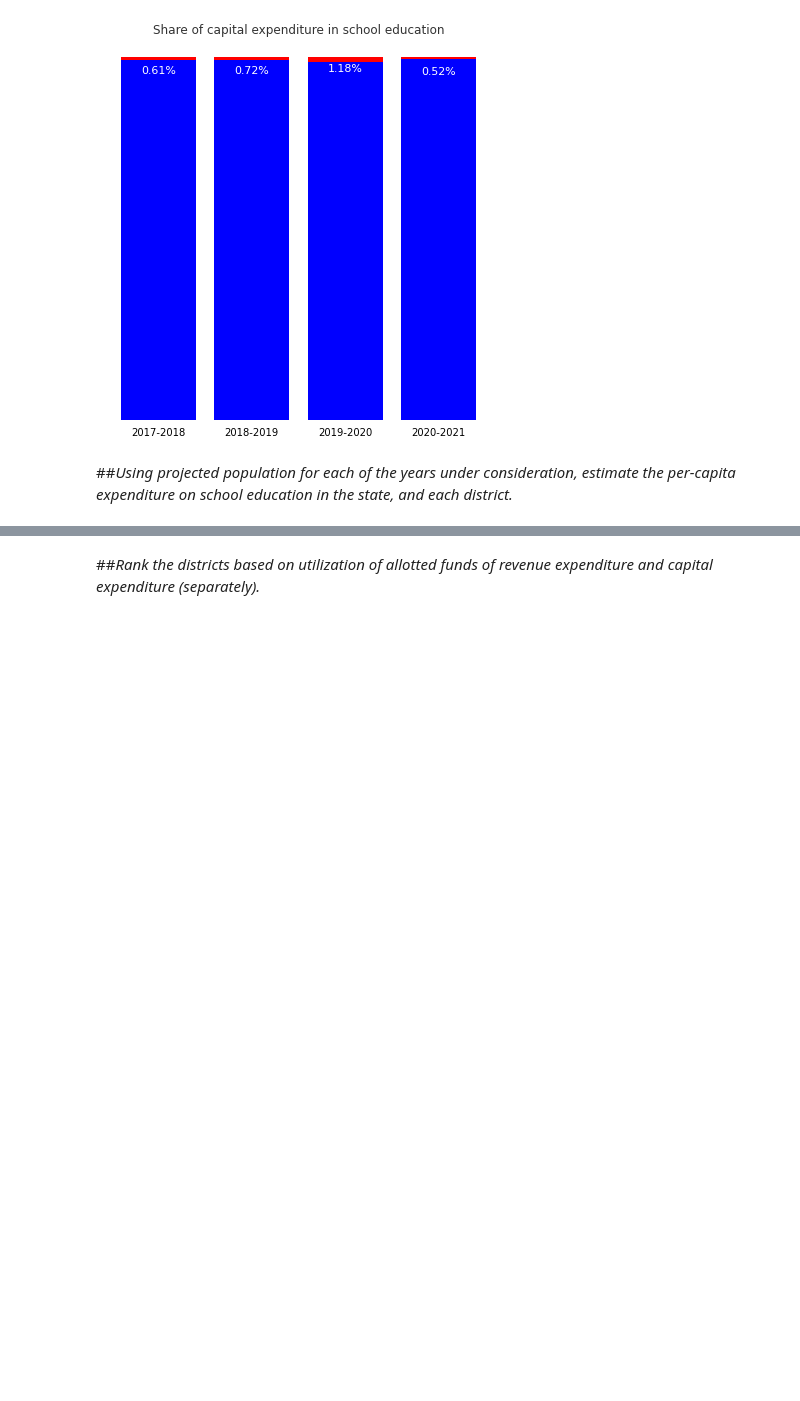
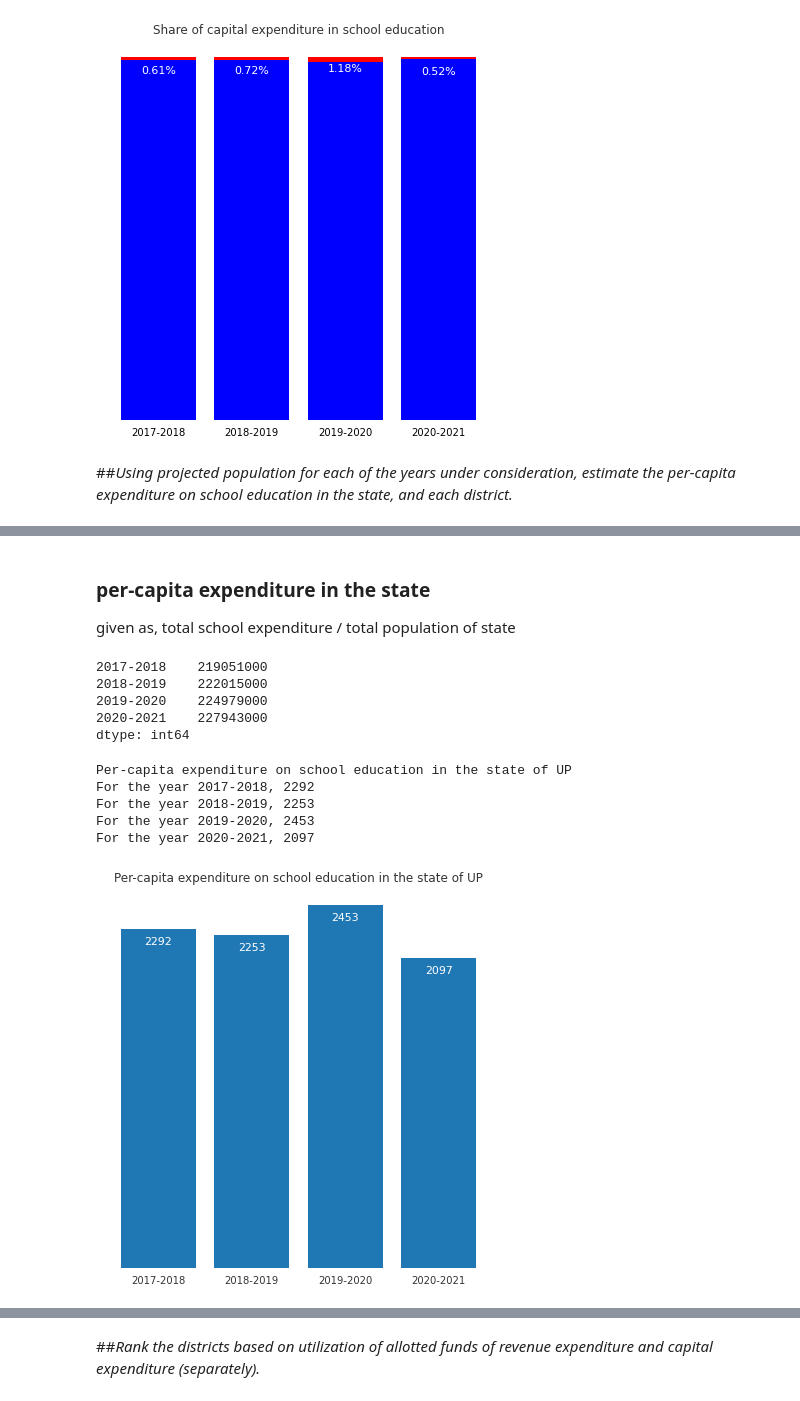
Before and after one commit to akhil7philip/School_Expenditure_in_UP, a Jupyter notebook: Assignment_CivicDataLab_Akhil.ipynb, the cells around one changed output, grey strips where cells are left out. Drawn from its saved outputs; the diff is of its cells as text; code cells hidden in the pictures; blank space fills up the shorter version.

```diff
--- a/Assignment_CivicDataLab_Akhil.ipynb
+++ b/Assignment_CivicDataLab_Akhil.ipynb
@@ -815,0 +892,55 @@ plt.show()
+# %% [markdown]
+### per-capita expenditure in the state
+given as, total school expenditure / total population of state
+# %%
+# projected population for the state of UP
+up_popl = pd.Series([p17, p18, p19, p20], index=list(school_edu['fiscal_year'].unique()))
+up_popl
+# %% [output]
+2017-2018    219051000
+2018-2019    222015000
+2019-2020    224979000
+2020-2021    227943000
+dtype: int64
+# %%
+print("Per-capita expenditure on school education in the state of UP")
+exp_list = []
+
+for year in school_edu['fiscal_year'].unique():
+    val = int(np.round(((school_edu.groupby('fiscal_year')['total_expenditure'].sum())[year])/
+              up_popl[year]))
+
+    exp_list.append((year, val))
+
+    print("For the year {}, {}".format(year, val))
+# %% [output]
+Per-capita expenditure on school education in the state of UP
+For the year 2017-2018, 2292
+For the year 2018-2019, 2253
+For the year 2019-2020, 2453
+For the year 2020-2021, 2097
+# %%
+plt.figure(figsize=(7,7))
+
+years = [i[0] for i in exp_list]
+vals = [i[1] for i in exp_list]
+bars = plt.bar(years, vals, align='center', linewidth=0)
+plt.title("Per-capita expenditure on school education in the state of UP", alpha=0.8)
+
+# soften all labels by turning grey
+plt.xticks(years, alpha=0.8)
+
+# remove all the ticks (both axes), and tick labels on the Y axis
+plt.tick_params(bottom=False, left=False, labelleft=False)
+
+# remove the frame of the chart
+for spine in plt.gca().spines.values():
+    spine.set_visible(False)
+
+# direct label each bar with Y axis values
+for bar in bars:
+    plt.gca().text(bar.get_x() + bar.get_width()/2, bar.get_height()-100, '{:.4}'.format(str(bar.get_height())), ha='center', color='w', fontsize=11)
+
+plt.show()
+# %% [output]
+[figure, added]
```
Also changed, not shown: parts of 16 cells of this notebook.
